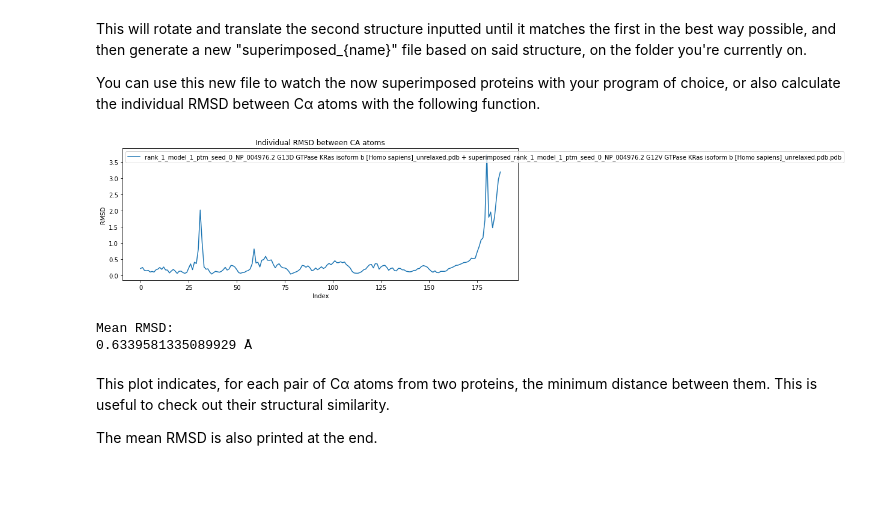
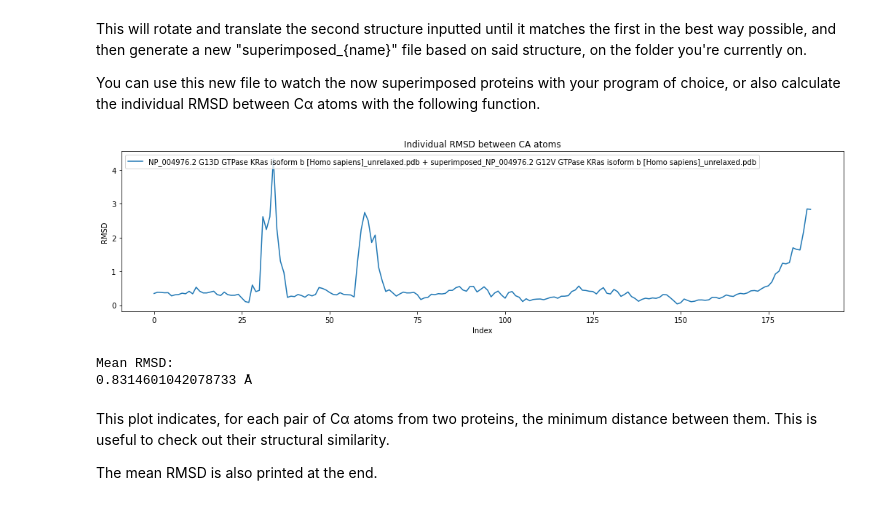
Before and after one commit to AngieLCerrutti/AlphaFoldXplore, a Jupyter notebook: example/AlphaFoldXplore_example.ipynb, the cells around one changed output. Drawn from its saved outputs; the diff is of its cells as text; code cells hidden in the pictures.

```diff
--- a/example/AlphaFoldXplore_example.ipynb
+++ b/example/AlphaFoldXplore_example.ipynb
@@ -93,11 +101,11 @@ This will rotate and translate the second structure inputted until it matches th
 
 You can use this new file to watch the now superimposed proteins with your program of choice, or also calculate the individual RMSD between Cα atoms with the following function.
 # %%
-indiv_rmsd = afx.calc_individual_rmsd(f"pdb_files/{list(plddt_files)[0]}", f"superimposed_{list(plddt_files)[2]}.pdb")
+indiv_rmsd = afx.calc_individual_rmsd(f"pdb_files/{list(plddt_files)[0]}", f"superimposed_{list(plddt_files)[2]}")
 # %% [output]
-[figure, old version]
+[figure, new version]
 Mean RMSD:
-0.6339581335089929 Å
+0.8314601042078733 Å
 # %% [markdown]
 This plot indicates, for each pair of Cα atoms from two proteins, the minimum distance between them. This is useful to check out their structural similarity.
 
```
Also changed, not shown: parts of 12 cells of this notebook.
